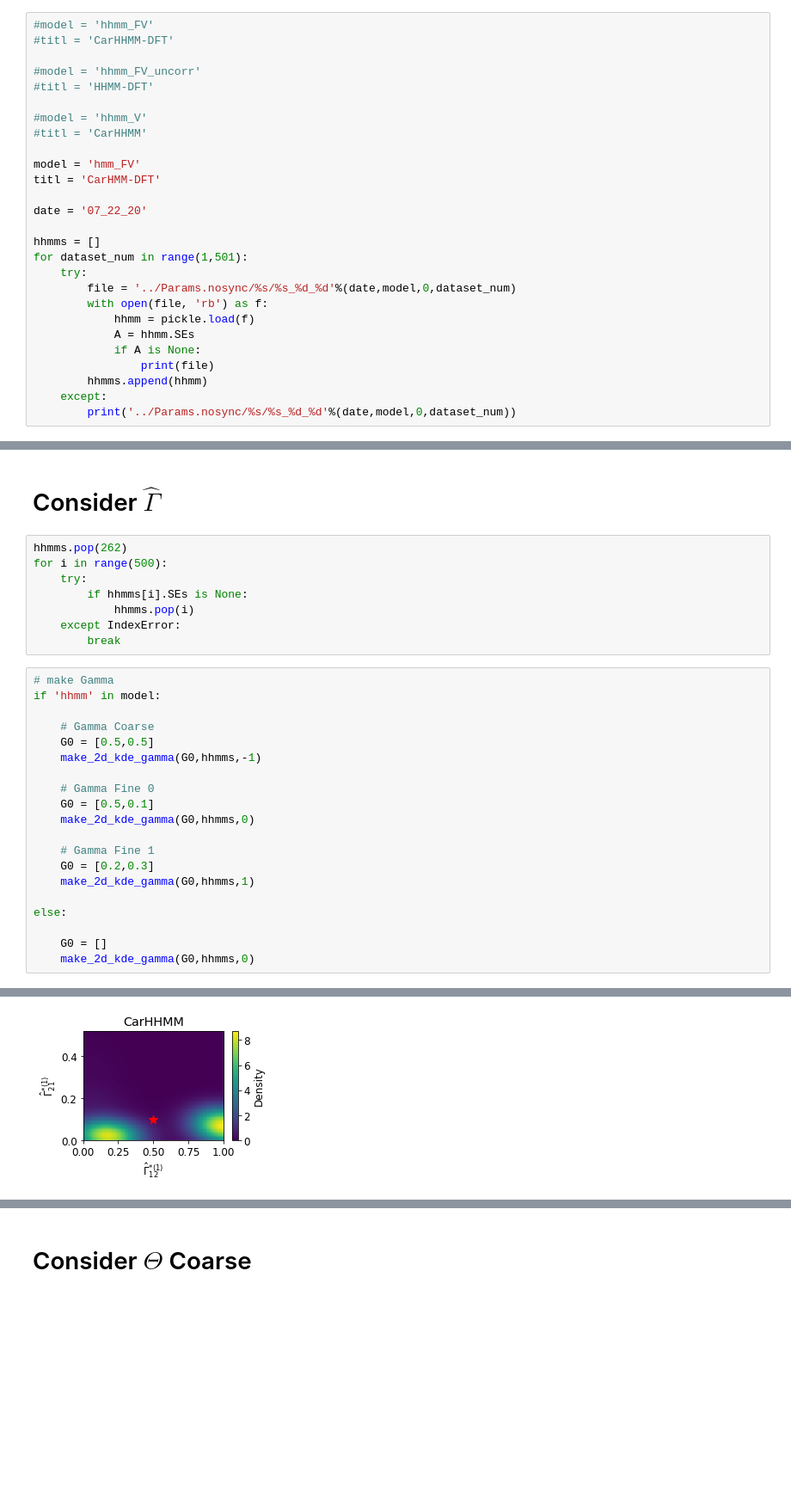
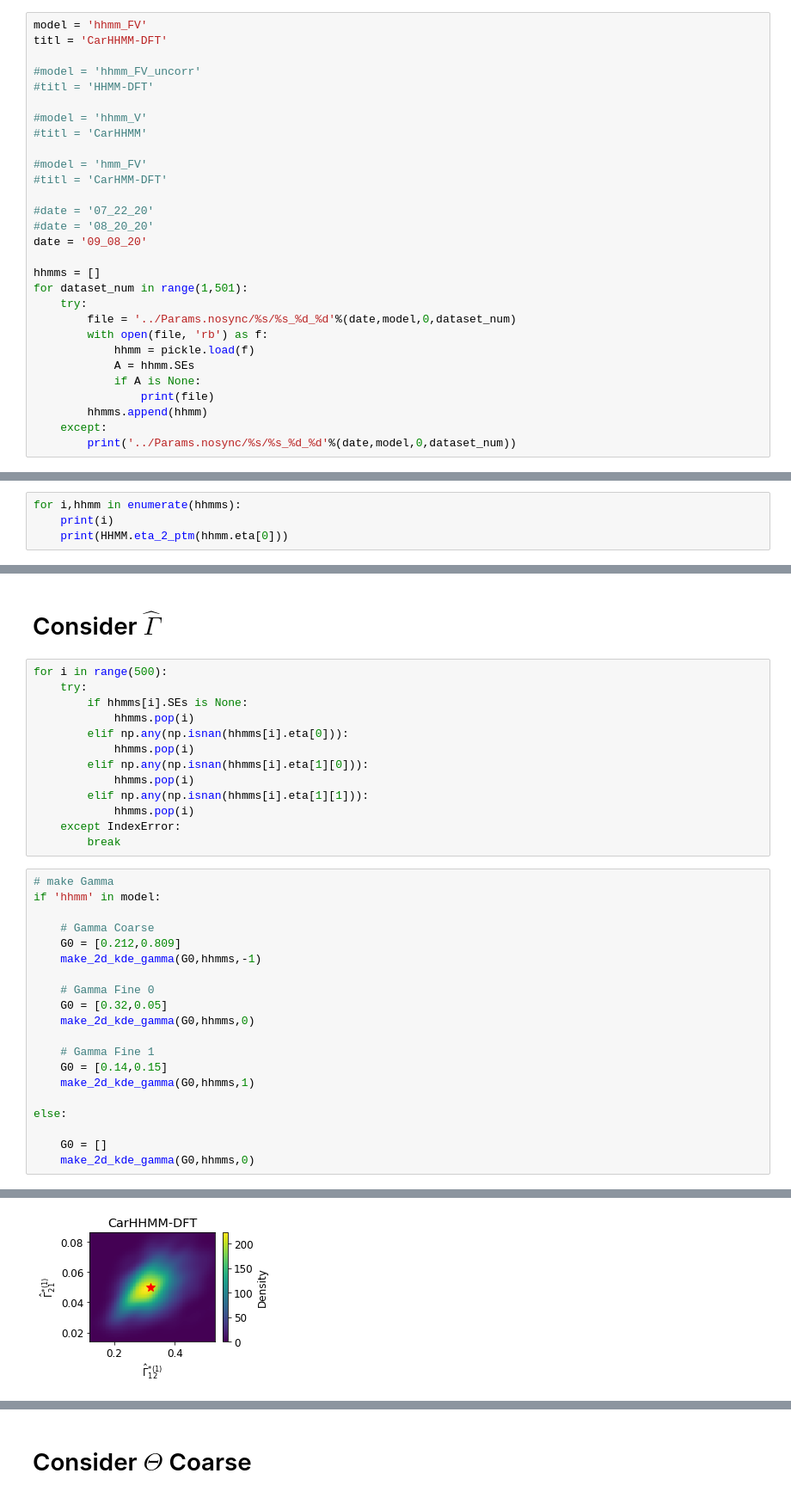
Before and after one commit to evsi8432/CarHHMM, a Jupyter notebook: Code/Sumarize_Simulation.ipynb, the cells around one changed output, grey strips where cells are left out. Shown: that part at 86% size. Drawn from its saved outputs; the diff is of its cells as text; blank space fills up the shorter version.

```diff
--- a/Code/Sumarize_Simulation.ipynb
+++ b/Code/Sumarize_Simulation.ipynb
@@ -40,8 +40,8 @@ import Visualisor
 # %% [markdown]
 # Load in the HMMs
 # %%
-#model = 'hhmm_FV'
-#titl = 'CarHHMM-DFT'
+model = 'hhmm_FV'
+titl = 'CarHHMM-DFT'
 
 #model = 'hhmm_FV_uncorr'
 #titl = 'HHMM-DFT'
@@ -49,10 +49,12 @@ import Visualisor
 #model = 'hhmm_V'
 #titl = 'CarHHMM'
 
-model = 'hmm_FV'
-titl = 'CarHMM-DFT'
+#model = 'hmm_FV'
+#titl = 'CarHMM-DFT'
 
-date = '07_22_20'
+#date = '07_22_20'
+#date = '08_20_20'
+date = '09_08_20'
 
 hhmms = []
 for dataset_num in range(1,501):
@@ -86,0 +84,4 @@ for dataset_num in range(1,501):
+# %%
+for i,hhmm in enumerate(hhmms):
+    print(i)
+    print(HHMM.eta_2_ptm(hhmm.eta[0]))
@@ -292,28 +311,33 @@ def make_2d_kde_gamma(G0,hhmms,dive_type):
     return
 # %% [markdown]
 # Consider $\hat \Gamma$
-# %%
-hhmms.pop(262)
-for i in range(500):
-    try:
-        if hhmms[i].SEs is None:
-            hhmms.pop(i)
-    except IndexError:
-        break
+# %%
+for i in range(500):
+    try:
+        if hhmms[i].SEs is None:
+            hhmms.pop(i)
+        elif np.any(np.isnan(hhmms[i].eta[0])):
+            hhmms.pop(i)
+        elif np.any(np.isnan(hhmms[i].eta[1][0])):
+            hhmms.pop(i)
+        elif np.any(np.isnan(hhmms[i].eta[1][1])):
+            hhmms.pop(i)
+    except IndexError:
+        break
 # %%
 # make Gamma
 if 'hhmm' in model:
 
     # Gamma Coarse
-    G0 = [0.5,0.5]
+    G0 = [0.212,0.809]
     make_2d_kde_gamma(G0,hhmms,-1)
 
     # Gamma Fine 0
-    G0 = [0.5,0.1]
+    G0 = [0.32,0.05]
     make_2d_kde_gamma(G0,hhmms,0)
 
     # Gamma Fine 1
-    G0 = [0.2,0.3]
+    G0 = [0.14,0.15]
     make_2d_kde_gamma(G0,hhmms,1)
 
 else:
@@ -332 +356 @@ pm: [nan nan]
-[figure, old version]
+[figure, new version]
```
Also changed, not shown: parts of 15 cells of this notebook, 26 other files.
